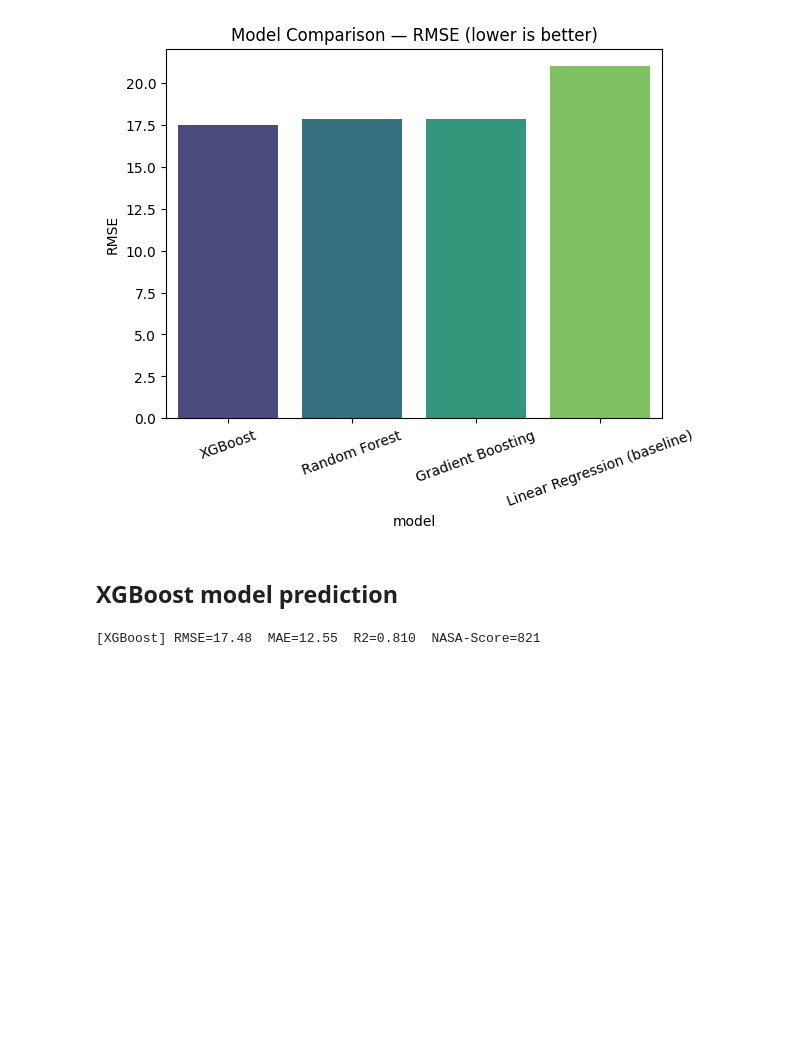
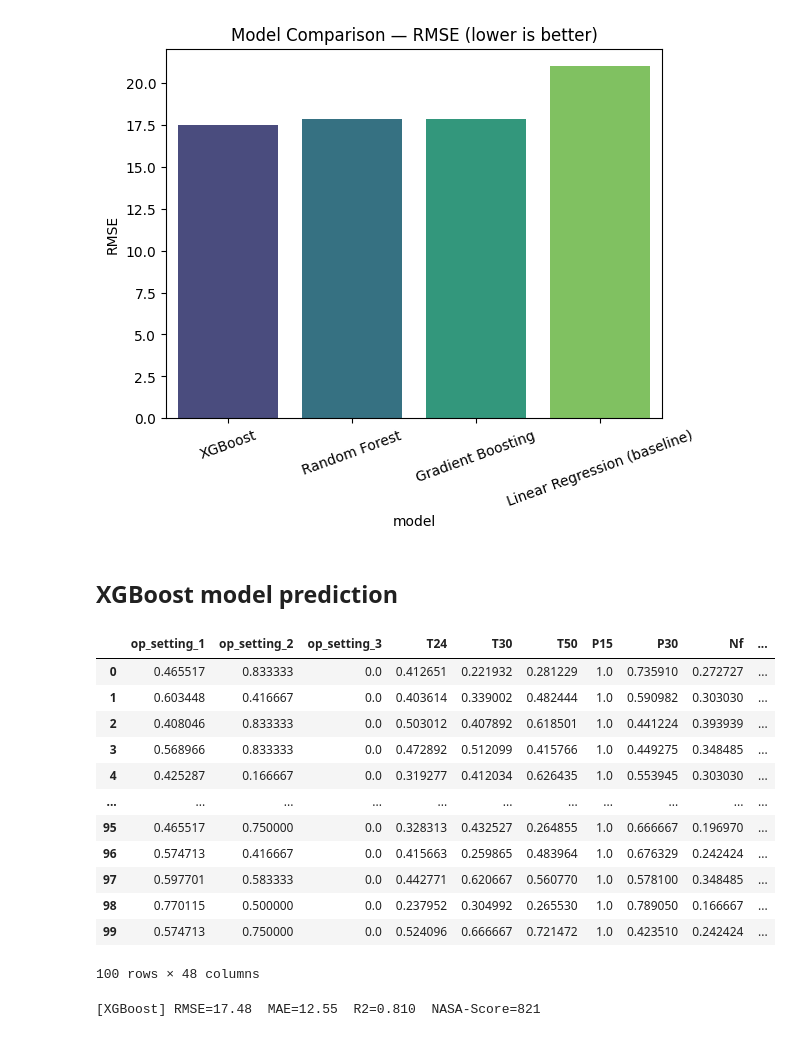
Before and after one commit to RajaAhsan97/NASA-Turbofan-Engine---Predictive-maintenance, a Jupyter notebook: notebook/predictive_maintenance_nasa_turbofan.ipynb, the cells around one changed output. Cells and saved outputs as stored; diff of their text form; code cells hidden in the pictures; blank space fills up the shorter version.

```diff
--- a/notebook/predictive_maintenance_nasa_turbofan.ipynb
+++ b/notebook/predictive_maintenance_nasa_turbofan.ipynb
@@ -481,6 +552,22 @@ plt.show()
 [figure]
 # %% [markdown]
 ## XGBoost model prediction
+# %%
+X_test
+# %% [output]
+|  | op_setting_1 | op_setting_2 | op_setting_3 | T24 | T30 | T50 | P15 | P30 | Nf | ... |
+| 0 | 0.465517 | 0.833333 | 0.0 | 0.412651 | 0.221932 | 0.281229 | 1.0 | 0.735910 | 0.272727 | ... |
+| 1 | 0.603448 | 0.416667 | 0.0 | 0.403614 | 0.339002 | 0.482444 | 1.0 | 0.590982 | 0.303030 | ... |
+| 2 | 0.408046 | 0.833333 | 0.0 | 0.503012 | 0.407892 | 0.618501 | 1.0 | 0.441224 | 0.393939 | ... |
+| 3 | 0.568966 | 0.833333 | 0.0 | 0.472892 | 0.512099 | 0.415766 | 1.0 | 0.449275 | 0.348485 | ... |
+| 4 | 0.425287 | 0.166667 | 0.0 | 0.319277 | 0.412034 | 0.626435 | 1.0 | 0.553945 | 0.303030 | ... |
+| ... | ... | ... | ... | ... | ... | ... | ... | ... | ... | ... |
+| 95 | 0.465517 | 0.750000 | 0.0 | 0.328313 | 0.432527 | 0.264855 | 1.0 | 0.666667 | 0.196970 | ... |
+| 96 | 0.574713 | 0.416667 | 0.0 | 0.415663 | 0.259865 | 0.483964 | 1.0 | 0.676329 | 0.242424 | ... |
+| 97 | 0.597701 | 0.583333 | 0.0 | 0.442771 | 0.620667 | 0.560770 | 1.0 | 0.578100 | 0.348485 | ... |
+| 98 | 0.770115 | 0.500000 | 0.0 | 0.237952 | 0.304992 | 0.265530 | 1.0 | 0.789050 | 0.166667 | ... |
+| 99 | 0.574713 | 0.750000 | 0.0 | 0.524096 | 0.666667 | 0.721472 | 1.0 | 0.423510 | 0.242424 | ... |
+100 rows × 48 columns
 # %%
 baseline_pred = np.clip(fitted_models['XGBoost'].predict(X_test), 0, None)
 
```
Also changed, not shown: parts of 15 cells of this notebook.
